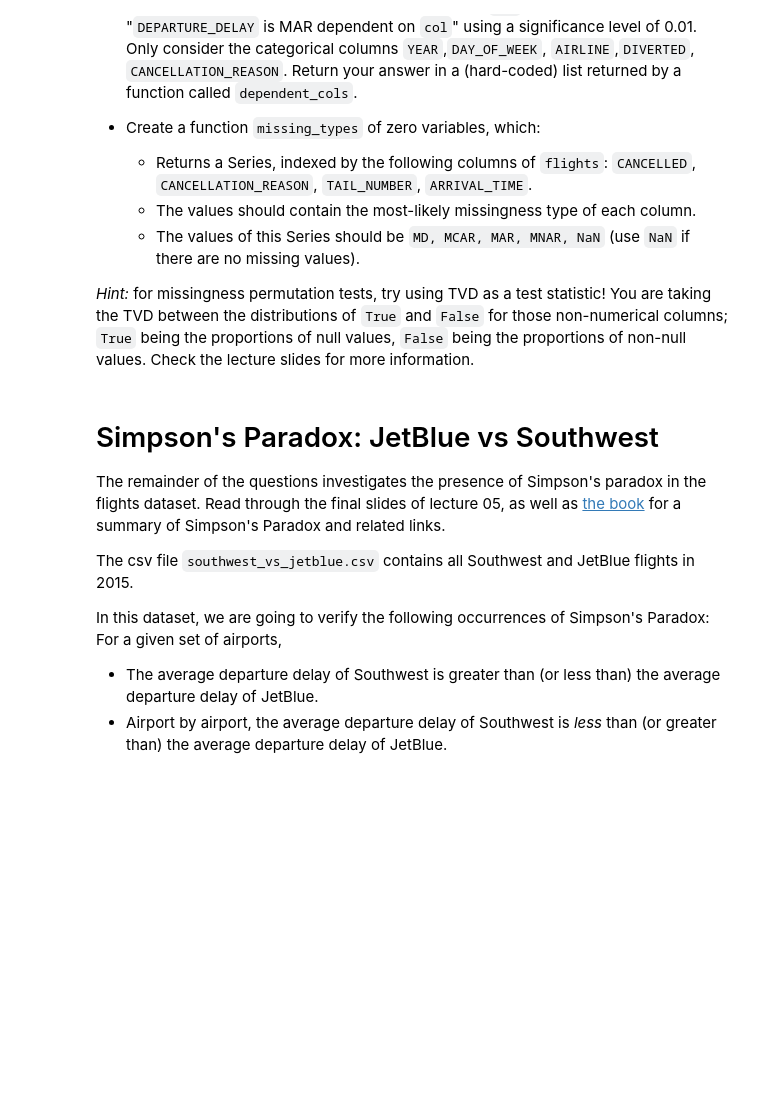
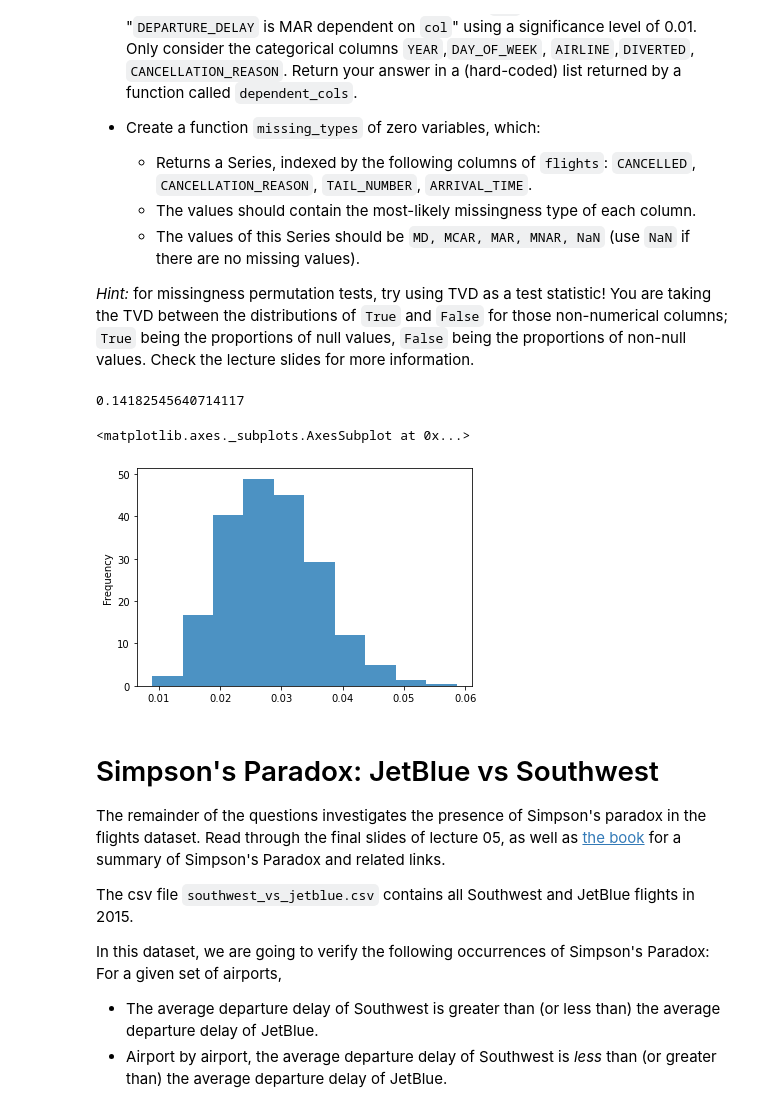
Before and after one commit to YourTeammate/dsc80-co-working, a Jupyter notebook: projects/02/project02.ipynb, the cells around one changed output. Cells and saved outputs as stored; diff of their text form; code cells hidden in the pictures; blank space fills up the shorter version.

```diff
--- a/projects/02/project02.ipynb
+++ b/projects/02/project02.ipynb
@@ -460,3 +460,21 @@ Now we'd like to determine missingness of the column `DEPARTURE_DELAY`. In parti
 
 
 *Hint:* for missingness permutation tests, try using TVD as a test statistic! You are taking the TVD between the distributions of `True` and `False` for those non-numerical columns; `True` being the proportions of null values, `False` being the proportions of non-null values. Check the lecture slides for more information.
+# %%
+pt = (
+    flights
+    .assign(is_null = flights.DEPARTURE_DELAY.isnull())
+    .pivot_table(index = 'is_null', columns = 'DAY_OF_WEEK', aggfunc = 'size')
+    .apply(lambda x:x / x.sum(), axis=1)
+)
+pt.fillna(0).diff().iloc[-1].abs().sum() / 2
+#pt
+# %% [output]
+0.14182545640714117
+# %%
+tvds = proj.perm4missing(flights, 'YEAR', 1000)
+# %%
+pd.Series(tvds).plot(kind = 'hist', density = True, alpha = 0.8)
+# %% [output]
+<matplotlib.axes._subplots.AxesSubplot at 0x...>
+[figure, added]
```
Also changed, not shown: parts of 1 cell of this notebook, 1 other file.
